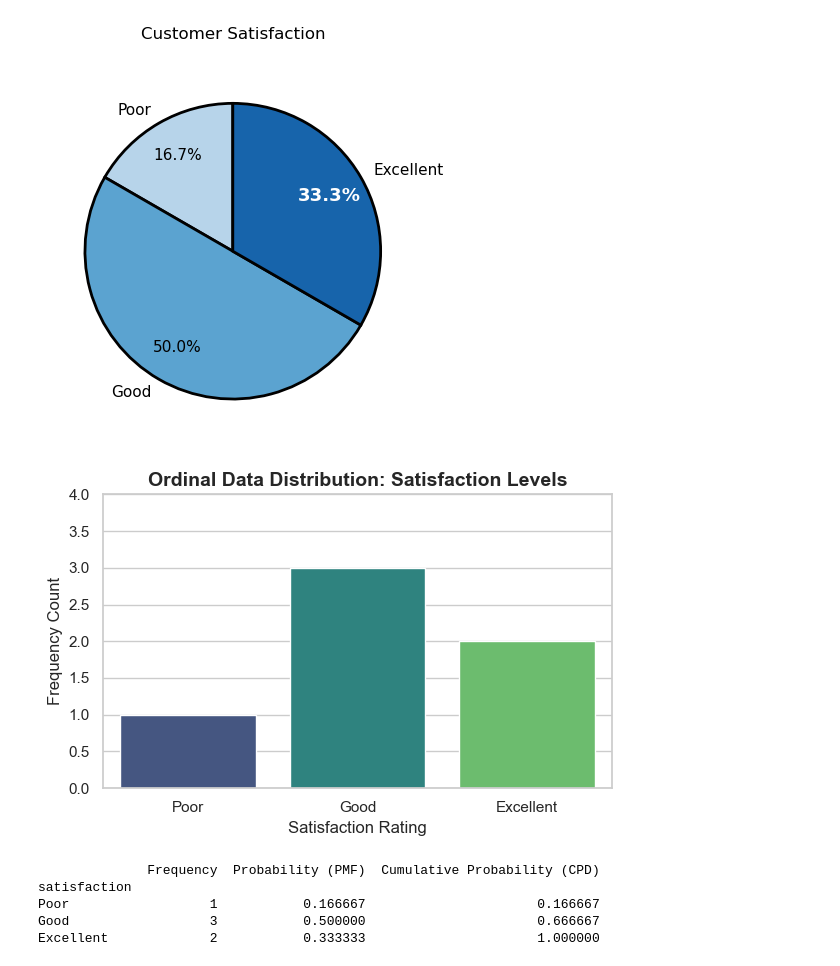
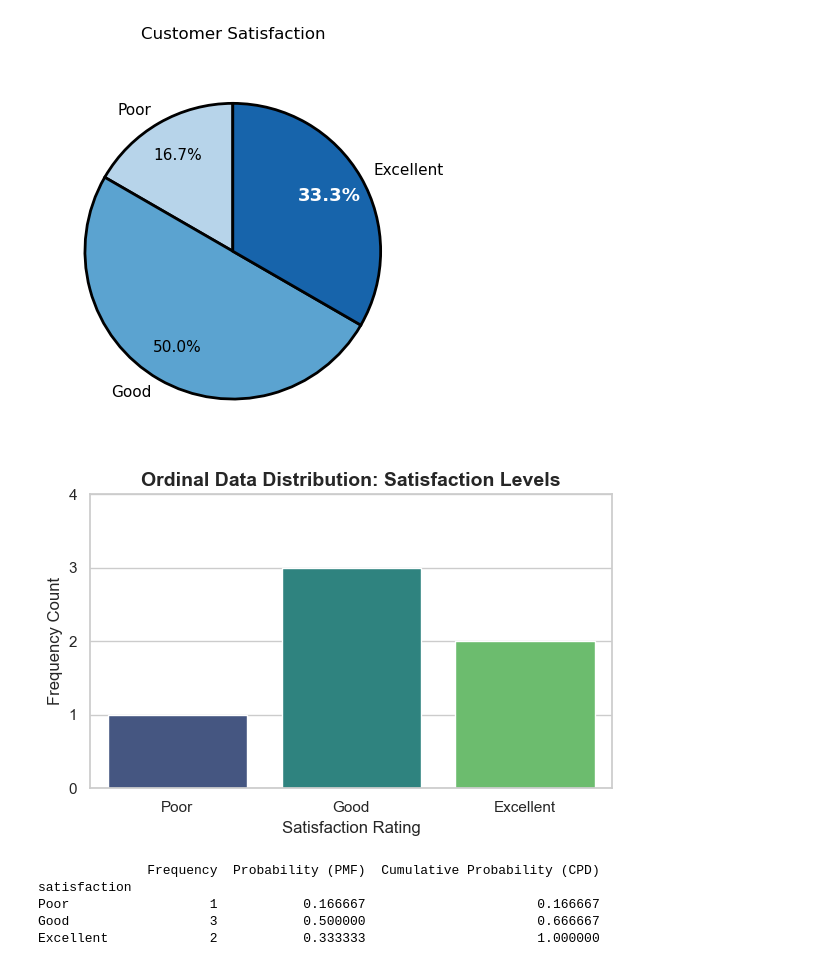
Before and after one commit to kushnertodd/basic-data-science, a Jupyter notebook: data_levels.ipynb, the cells around one changed output. Saved outputs shown, nothing was run; the diff lists cells and outputs as text; code cells hidden in the pictures.

```diff
--- a/data_levels.ipynb
+++ b/data_levels.ipynb
@@ -165,38 +165,42 @@ plt.show()
 # %%
 import pandas as pd
 import matplotlib.pyplot as plt
+from matplotlib.ticker import MaxNLocator
 import seaborn as sns
 
 # 1. Define the raw ordinal data
 data = {"satisfaction": ["Good", "Excellent", "Poor", "Good", "Excellent", "Good"]}
 
 # 2. Convert dictionary into a Pandas DataFrame
 df = pd.DataFrame(data)
 
 # 3. Define the explicit logical order for your ordinal categories
 category_order = ["Poor", "Good", "Excellent"]
 
 # 4. Convert the column to a Categorical type with the specified order
 df["satisfaction"] = pd.Categorical(df["satisfaction"], categories=category_order, ordered=True)
 
 # 5. Set up the Seaborn plot style
 sns.set_theme(style="whitegrid")
 plt.figure(figsize=(6, 4))
 
 # 6. Create the count plot with the strict categorical ordering
-sns.countplot(data=df, x="satisfaction", order=category_order, hue="satisfaction", legend=False, palette="viridis")
+ax = sns.countplot(data=df, x="satisfaction", order=category_order, hue="satisfaction", legend=False, palette="viridis")
+
+# Force the y-axis to use integer labels only
+ax.yaxis.set_major_locator(MaxNLocator(integer=True))
 
 # 7. Add labels and titles to the chart
 plt.title("Ordinal Data Distribution: Satisfaction Levels", fontsize=14, fontweight="bold")
 plt.xlabel("Satisfaction Rating", fontsize=12)
 plt.ylabel("Frequency Count", fontsize=12)
 plt.ylim(0, 4)  # Sets room above the tallest bar (count of 3)
 
 # 8. Display the plot on your screen
 plt.tight_layout()
 plt.show()
 # %% [output]
-[figure, old version]
+[figure, new version]
 # %%
 import pandas as pd
 
```
Also changed, not shown: parts of 5 cells of this notebook, 4 other files.
